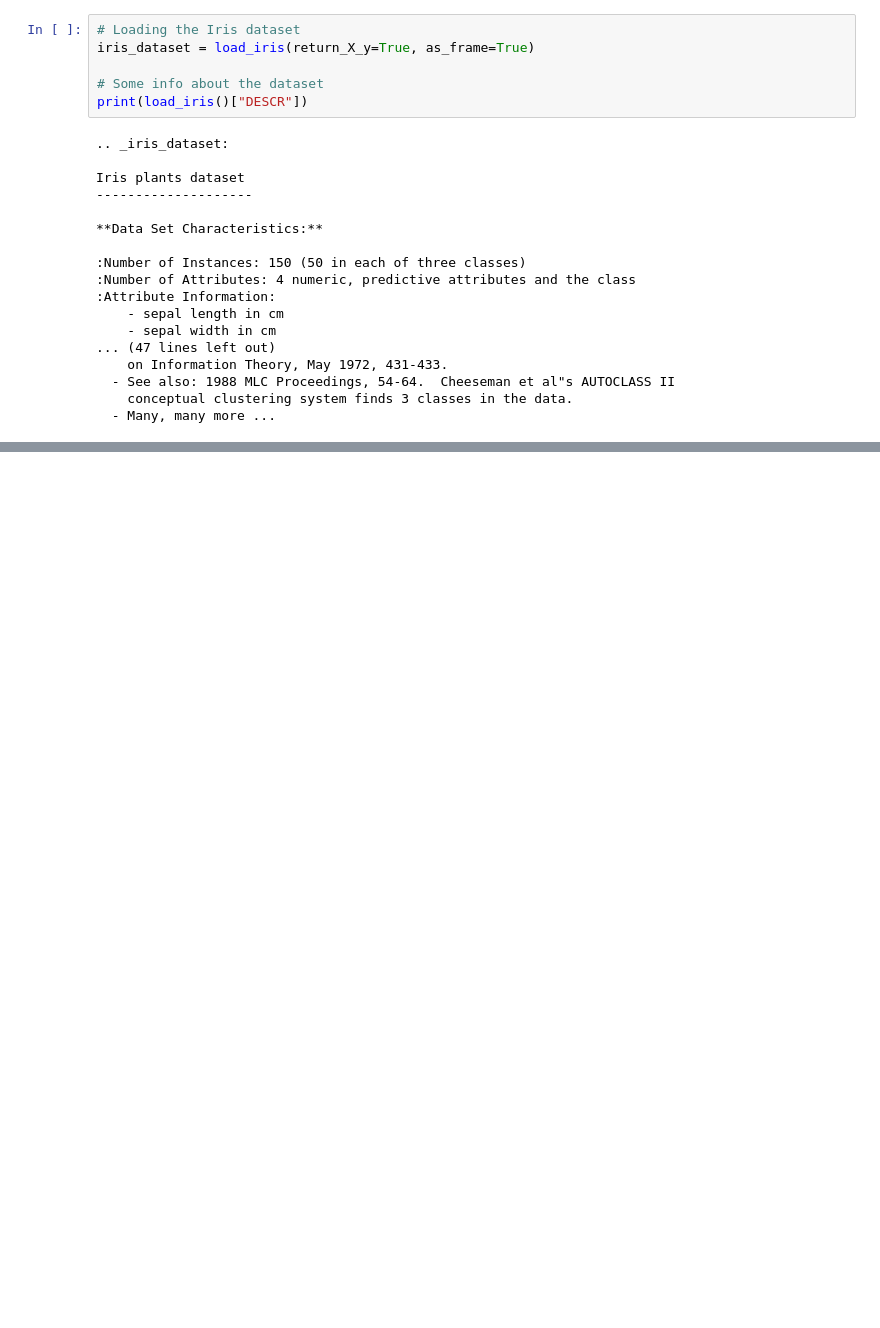
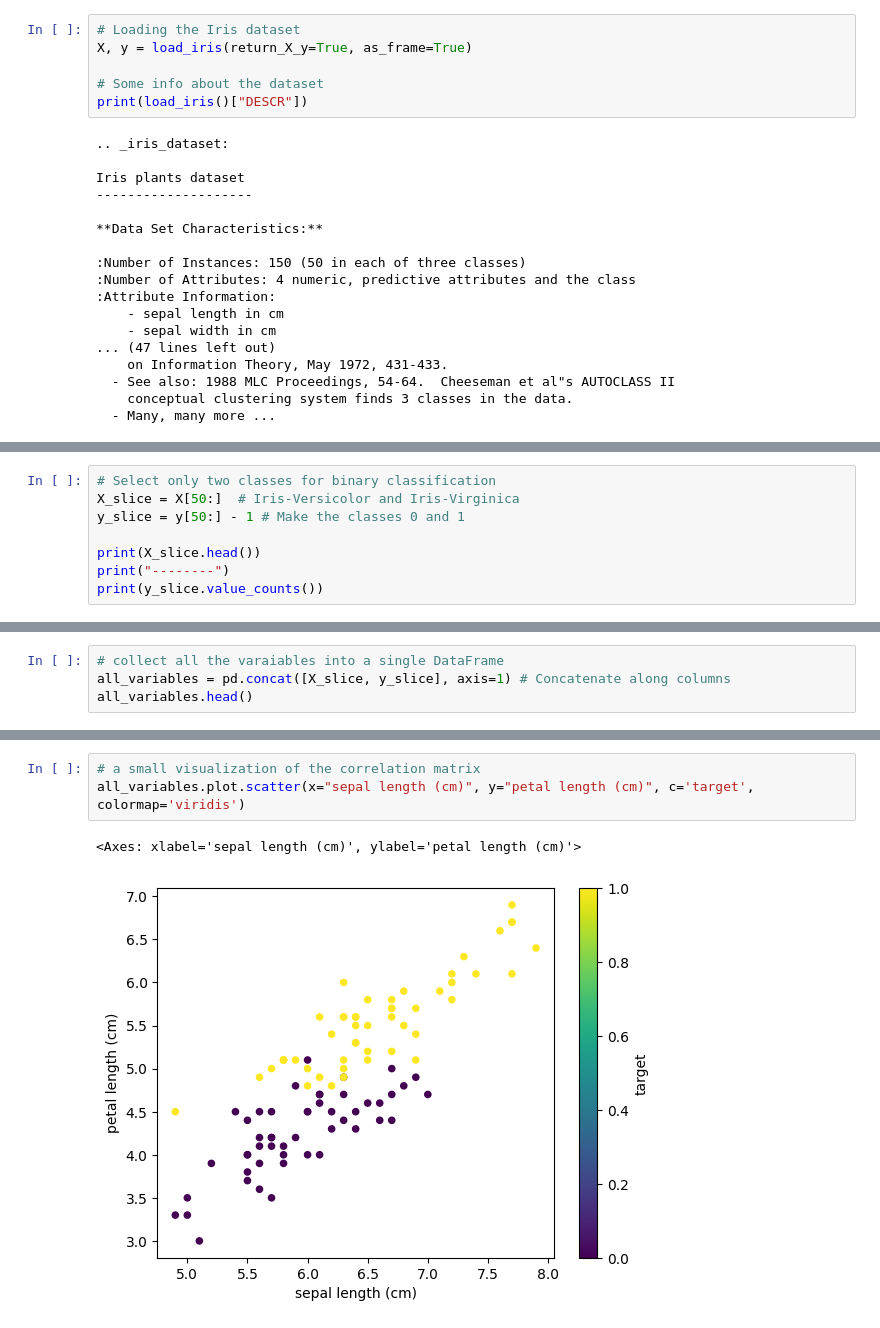
Before and after one commit to lersam/machine-learning, a Jupyter notebook: k_means_clustering.ipynb, the cells around one changed output, grey strips where cells are left out. Cells and saved outputs as stored; diff of their text form; blank space fills up the shorter version.

Commit message:
The Iris Dataset

```diff
--- a/k_means_clustering.ipynb
+++ b/k_means_clustering.ipynb
@@ -13,7 +14,7 @@ from sklearn.preprocessing import StandardScaler
 # import data
 # %%
 # Loading the Iris dataset
-iris_dataset = load_iris(return_X_y=True, as_frame=True)
+X, y = load_iris(return_X_y=True, as_frame=True)
 
 # Some info about the dataset
 print(load_iris()["DESCR"])
@@ -49,0 +76,8 @@ Iris plants dataset
+# %%
+# Select only two classes for binary classification
+X_slice = X[50:]  # Iris-Versicolor and Iris-Virginica
+y_slice = y[50:] - 1 # Make the classes 0 and 1
+
+print(X_slice.head())
+print("--------")
+print(y_slice.value_counts())
@@ -49,0 +96,4 @@ Iris plants dataset
+# %%
+# collect all the varaiables into a single DataFrame
+all_variables = pd.concat([X_slice, y_slice], axis=1) # Concatenate along columns
+all_variables.head()
@@ -49,0 +117,6 @@ Iris plants dataset
+# %%
+# a small visualization of the correlation matrix
+all_variables.plot.scatter(x="sepal length (cm)", y="petal length (cm)", c='target', colormap='viridis')
+# %% [output]
+<Axes: xlabel='sepal length (cm)', ylabel='petal length (cm)'>
+[figure, added]
```
Also changed, not shown: parts of 30 cells of this notebook, 1 other file.
